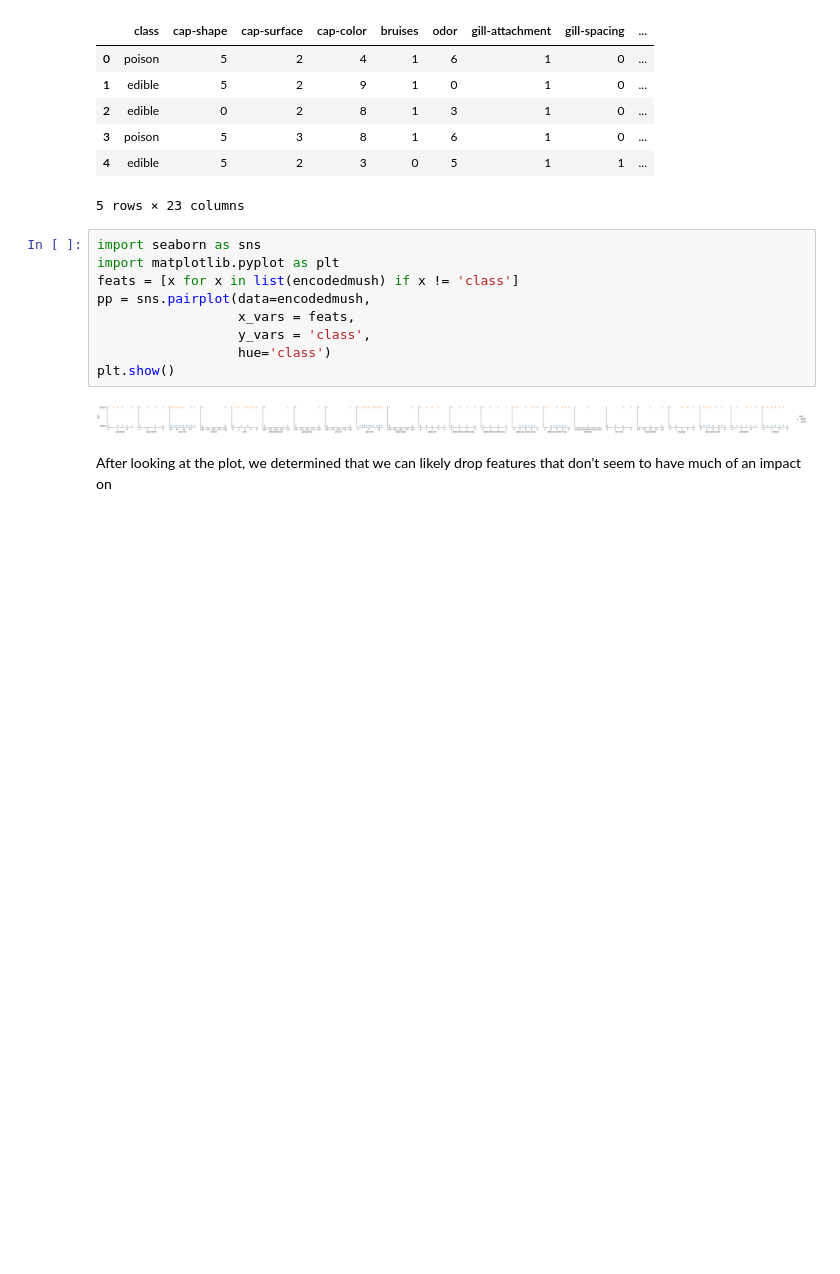
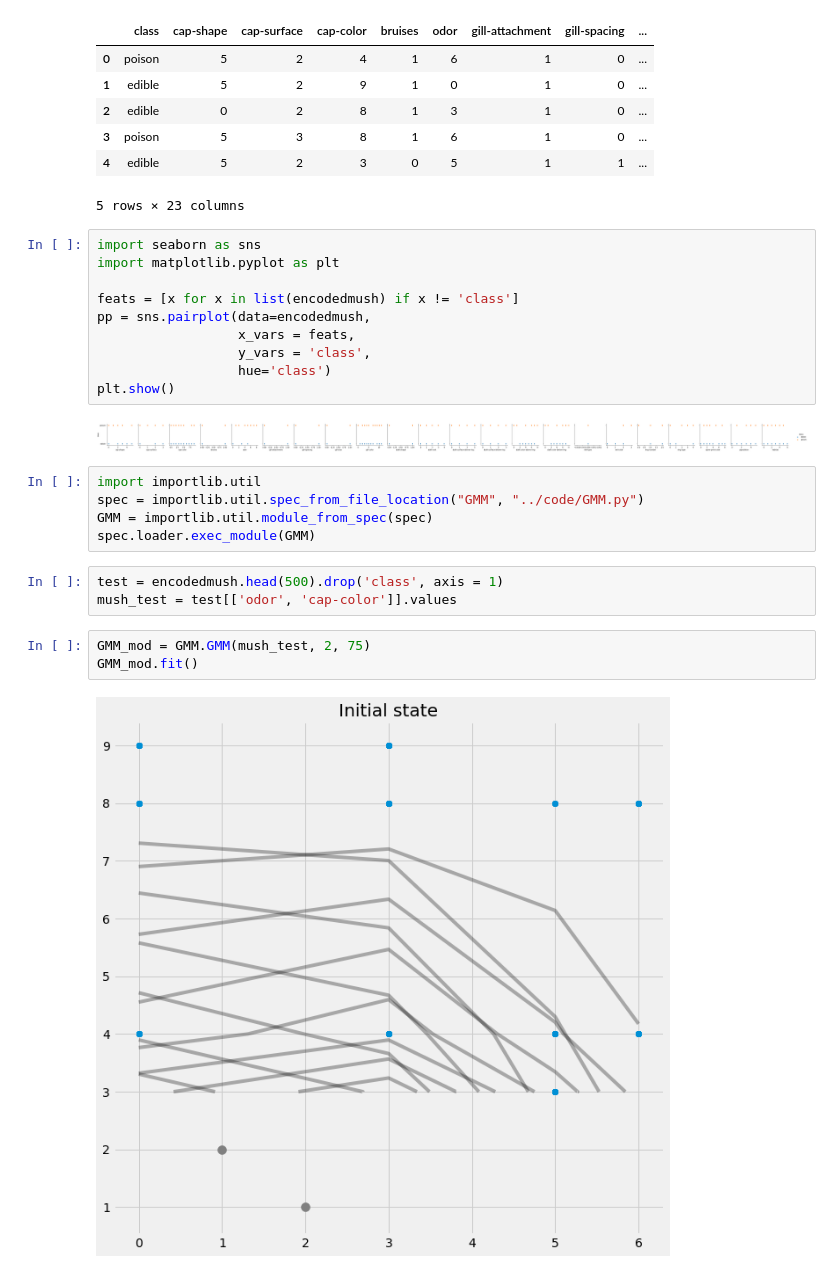
Before and after one commit to patrickcanny/Probably-Interesting-Data, a Jupyter notebook: notebooks/Mushrooms.ipynb, the cells around one changed output. Cells and saved outputs as stored; diff of their text form; blank space fills up the shorter version.

```diff
--- a/notebooks/Mushrooms.ipynb
+++ b/notebooks/Mushrooms.ipynb
@@ -29,6 +29,7 @@ encodedmush.head(5)
 # %%
 import seaborn as sns
 import matplotlib.pyplot as plt
+
 feats = [x for x in list(encodedmush) if x != 'class']
 pp = sns.pairplot(data=encodedmush,
                   x_vars = feats,
@@ -37,5 +38,16 @@ pp = sns.pairplot(data=encodedmush,
 plt.show()
 # %% [output]
 [figure]
-# %% [markdown]
-After looking at the plot, we determined that we can likely drop features that don't seem to have much of an impact on
+# %%
+import importlib.util
+spec = importlib.util.spec_from_file_location("GMM", "../code/GMM.py")
+GMM = importlib.util.module_from_spec(spec)
+spec.loader.exec_module(GMM)
+# %%
+test = encodedmush.head(500).drop('class', axis = 1)
+mush_test = test[['odor', 'cap-color']].values
+# %%
+GMM_mod = GMM.GMM(mush_test, 2, 75)
+GMM_mod.fit()
+# %% [output]
+[figure, added]
```
Also changed, not shown: parts of 1 cell of this notebook, 1 other file.
